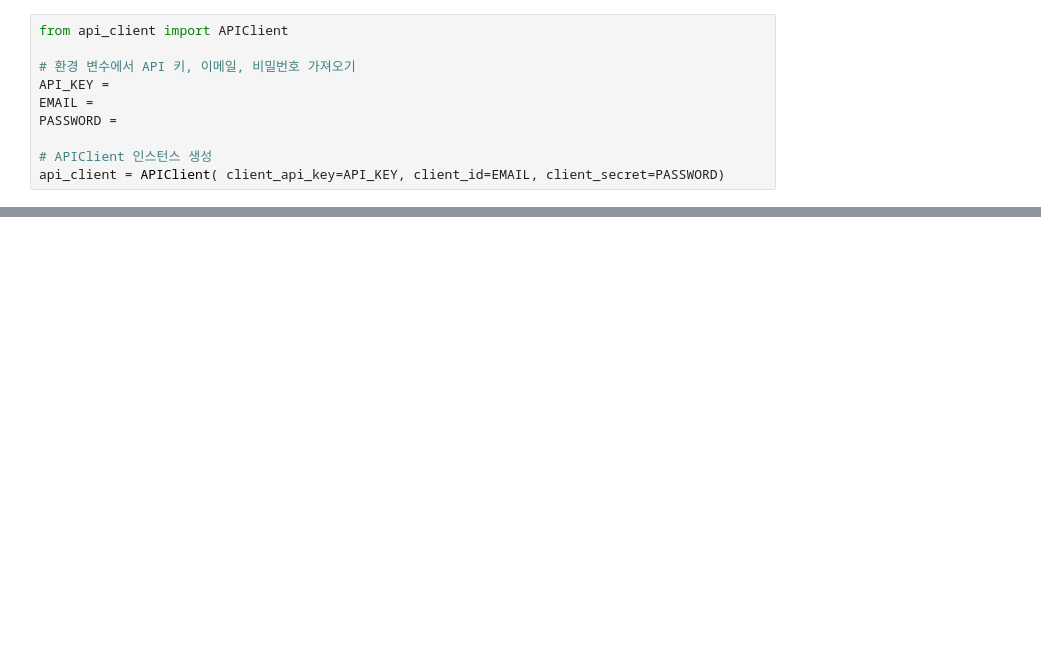
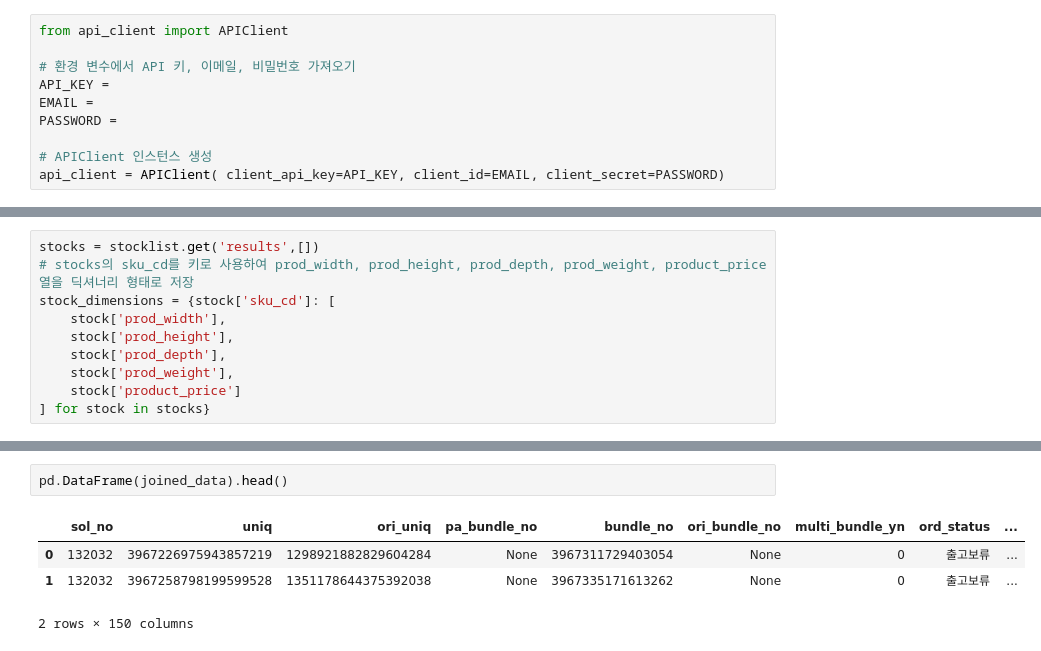
Before and after one commit to soljeong/plto_app, a Jupyter notebook: test.ipynb, the cells around one changed output, grey strips where cells are left out. Saved outputs shown, nothing was run; the diff lists cells and outputs as text; blank space fills up the shorter version.

```diff
--- a/test.ipynb
+++ b/test.ipynb
@@ -52,0 +72,10 @@ api_client.get_data("stock/condition", body={})
+# %%
+stocks = stocklist.get('results',[])
+# stocks의 sku_cd를 키로 사용하여 prod_width, prod_height, prod_depth, prod_weight, product_price 열을 딕셔너리 형태로 저장
+stock_dimensions = {stock['sku_cd']: [
+    stock['prod_width'],
+    stock['prod_height'],
+    stock['prod_depth'],
+    stock['prod_weight'],
+    stock['product_price']
+] for stock in stocks}
@@ -52,0 +120,7 @@ api_client.get_data("stock/condition", body={})
+# %%
+pd.DataFrame(joined_data).head()
+# %% [output]
+|  | sol_no | uniq | ori_uniq | pa_bundle_no | bundle_no | ori_bundle_no | multi_bundle_yn | ord_status | ... |
+| 0 | 132032 | 3967226975943857219 | 1298921882829604284 | None | 3967311729403054 | None | 0 | 출고보류 | ... |
+| 1 | 132032 | 3967258798199599528 | 1351178644375392038 | None | 3967335171613262 | None | 0 | 출고보류 | ... |
+2 rows × 150 columns
```
Also changed, not shown: parts of 15 cells of this notebook.
